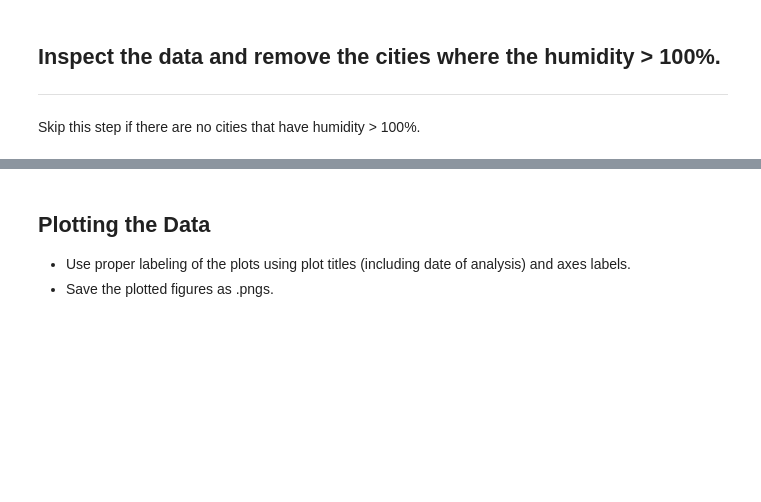
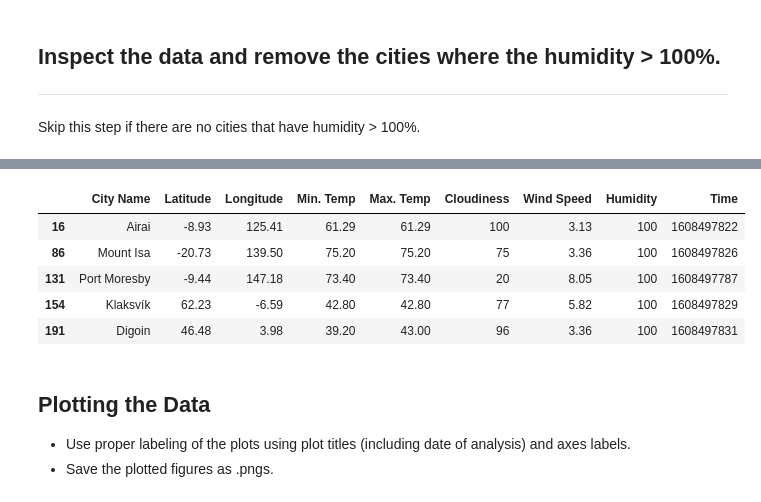
Before and after one commit to DanZanoria/python-api-challenge, a Jupyter notebook: starter_code/WeatherPy.ipynb, the cells around one changed output, grey strips where cells are left out. Saved outputs shown, nothing was run; the diff lists cells and outputs as text; code cells hidden in the pictures; blank space fills up the shorter version.

Commit message:
humidity
humidity. all that is left is to plot the data

```diff
--- a/starter_code/WeatherPy.ipynb
+++ b/starter_code/WeatherPy.ipynb
@@ -194,3 +189,19 @@ Skip this step if there are no cities that have humidity > 100%.
+# %%
+#  Get the indices of cities that have humidity over 100%.
+humidity100 = citywdf[citywdf.Humidity >= 100]
+humidity100.head()
+
+#I am unsure what the question was asking so i made greater than or equal to. If its just greater than 100% than this line is not needed
+
+# use this website to get the syntax
+# https://stackoverflow.com/questions/37761238/how-do-i-select-and-store-columns-greater-than-a-number-in-pandas
+# %% [output]
+|  | City Name | Latitude | Longitude | Min. Temp | Max. Temp | Cloudiness | Wind Speed | Humidity | Time |
+| 16 | Airai | -8.93 | 125.41 | 61.29 | 61.29 | 100 | 3.13 | 100 | 1608497822 |
+| 86 | Mount Isa | -20.73 | 139.50 | 75.20 | 75.20 | 75 | 3.36 | 100 | 1608497826 |
+| 131 | Port Moresby | -9.44 | 147.18 | 73.40 | 73.40 | 20 | 8.05 | 100 | 1608497787 |
+| 154 | Klaksvík | 62.23 | -6.59 | 42.80 | 42.80 | 77 | 5.82 | 100 | 1608497829 |
+| 191 | Digoin | 46.48 | 3.98 | 39.20 | 43.00 | 96 | 3.36 | 100 | 1608497831 |
 # %%
 # Make a new DataFrame equal to the city data to drop all humidity outliers by index.
 # Passing "inplace=False" will make a copy of the city_data DataFrame, which we call "clean_city_data".
```
Also changed, not shown: parts of 5 cells of this notebook, 1 other file.
